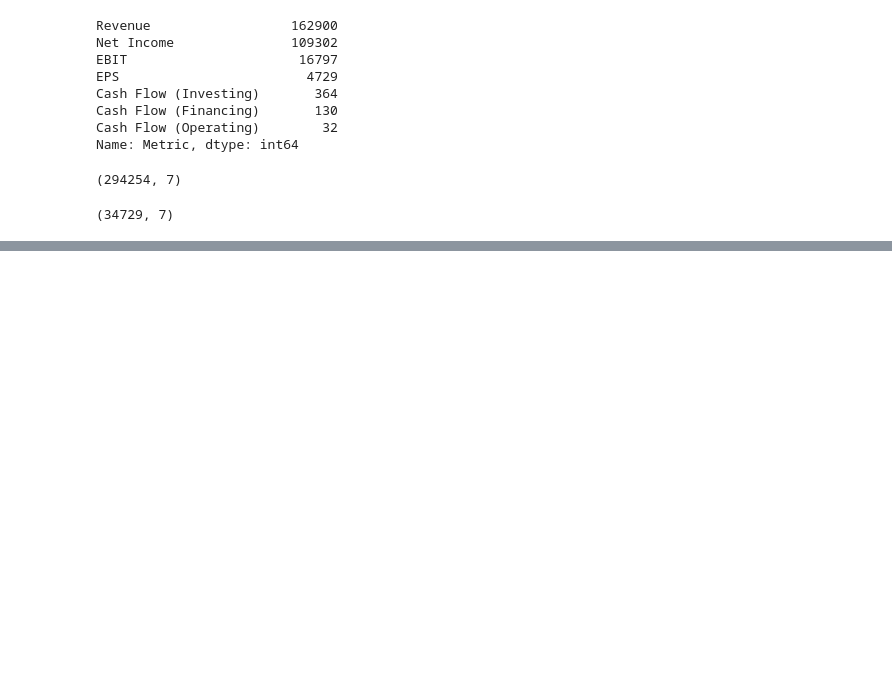
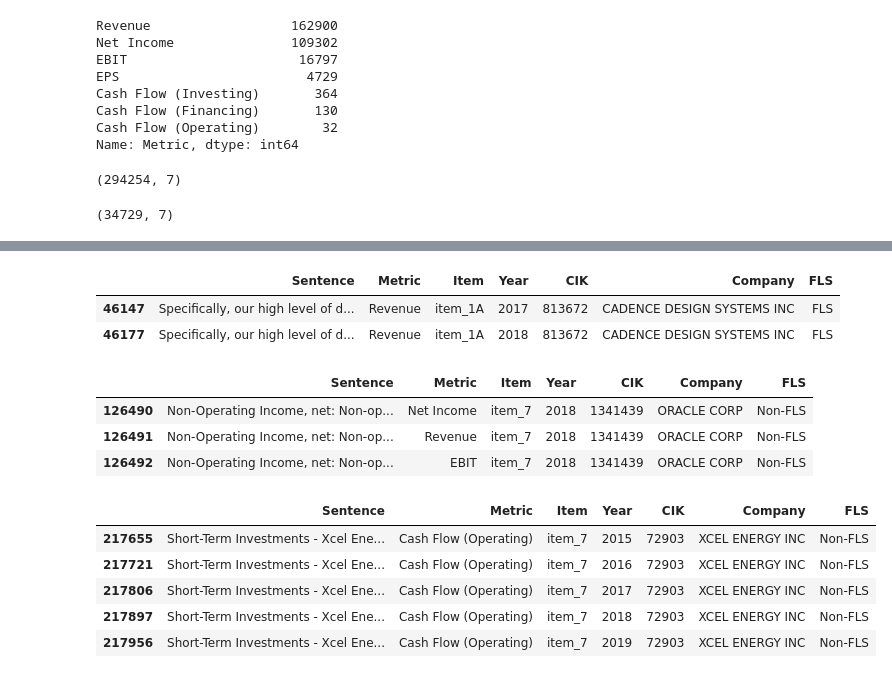
Before and after one commit to nkhanhle23/thesis, a Jupyter notebook: notebooks/eda.ipynb, the cells around one changed output, grey strips where cells are left out. Saved outputs shown, nothing was run; the diff lists cells and outputs as text; code cells hidden in the pictures; blank space fills up the shorter version.

```diff
--- a/notebooks/eda.ipynb
+++ b/notebooks/eda.ipynb
@@ -168,0 +265,5 @@ df_fls.shape
+# %%
+# Take a random sample of 100 rows from EXTRACT_FLS_METRICS.csv for review (each category about 20 rows)
+# Load data
+df = pd.read_csv('../datasets/EXTRACTED_FLS_METRICS.csv')
+df['Metric'].value_counts()
@@ -168,0 +324,25 @@ df_fls.shape
+# %%
+df[df['Sentence']=='Specifically, our high level of debt could have important consequences, including the following: • making it more difficult for us to satisfy our obligations to service our debt as described above; • limiting our ability to obtain additional financing to fund future working capital, capital expenditures, acquisitions or other general corporate requirements; • requiring a substantial portion of our cash flows to be dedicated to debt service payments instead of other purposes, thereby reducing the amount of cash flows available for working capital, capital expenditures, acquisitions and other general corporate purposes; • utilizing large portions of our U.S. cash to service our debt obligations because those payments are made in the United States, which may require us to repatriate cash from outside the United States; • increasing our vulnerability to general adverse economic and industry conditions; • exposing us to the risk of increased interest rates as certain of our borrowings, including borrowings under our revolving credit facility, are at variable rates of interest; • limiting our flexibility in planning for and reacting to changes in the industry in which we compete; • placing us at a disadvantage compared to other, less leveraged competitors and competitors that have greater access to capital resources; • limiting our interest deductions for US income tax purposes; and • increasing our cost of borrowing.']
+# %% [output]
+|  | Sentence | Metric | Item | Year | CIK | Company | FLS |
+| 46147 | Specifically, our high level of d... | Revenue | item_1A | 2017 | 813672 | CADENCE DESIGN SYSTEMS INC | FLS |
+| 46177 | Specifically, our high level of d... | Revenue | item_1A | 2018 | 813672 | CADENCE DESIGN SYSTEMS INC | FLS |
+# %%
+def show_sentence(sentence):
+    return df[df['Sentence']==sentence]
+# %%
+show_sentence('Non-Operating Income, net: Non-operating income, net consists primarily of interest income, net foreign currency exchange gains (losses), the noncontrolling interests in the net profits of our majority-owned subsidiaries (primarily Oracle Financial Services Software Limited and Oracle Corporation Japan) and net other income (losses), including net realized gains and losses related to all of our investments and net unrealized gains and losses related to the small portion of our investment portfolio that we classify as trading.')
+# %% [output]
+|  | Sentence | Metric | Item | Year | CIK | Company | FLS |
+| 126490 | Non-Operating Income, net: Non-op... | Net Income | item_7 | 2018 | 1341439 | ORACLE CORP | Non-FLS |
+| 126491 | Non-Operating Income, net: Non-op... | Revenue | item_7 | 2018 | 1341439 | ORACLE CORP | Non-FLS |
+| 126492 | Non-Operating Income, net: Non-op... | EBIT | item_7 | 2018 | 1341439 | ORACLE CORP | Non-FLS |
+# %%
+show_sentence('Short-Term Investments - Xcel Energy Inc., NSP-Minnesota, NSP-Wisconsin, PSCo and SPS maintain cash operating and short-term investment accounts.')
+# %% [output]
+|  | Sentence | Metric | Item | Year | CIK | Company | FLS |
+| 217655 | Short-Term Investments - Xcel Ene... | Cash Flow (Operating) | item_7 | 2015 | 72903 | XCEL ENERGY INC | Non-FLS |
+| 217721 | Short-Term Investments - Xcel Ene... | Cash Flow (Operating) | item_7 | 2016 | 72903 | XCEL ENERGY INC | Non-FLS |
+| 217806 | Short-Term Investments - Xcel Ene... | Cash Flow (Operating) | item_7 | 2017 | 72903 | XCEL ENERGY INC | Non-FLS |
+| 217897 | Short-Term Investments - Xcel Ene... | Cash Flow (Operating) | item_7 | 2018 | 72903 | XCEL ENERGY INC | Non-FLS |
+| 217956 | Short-Term Investments - Xcel Ene... | Cash Flow (Operating) | item_7 | 2019 | 72903 | XCEL ENERGY INC | Non-FLS |
```
Also changed, not shown: parts of 18 cells of this notebook, 2 other files.
